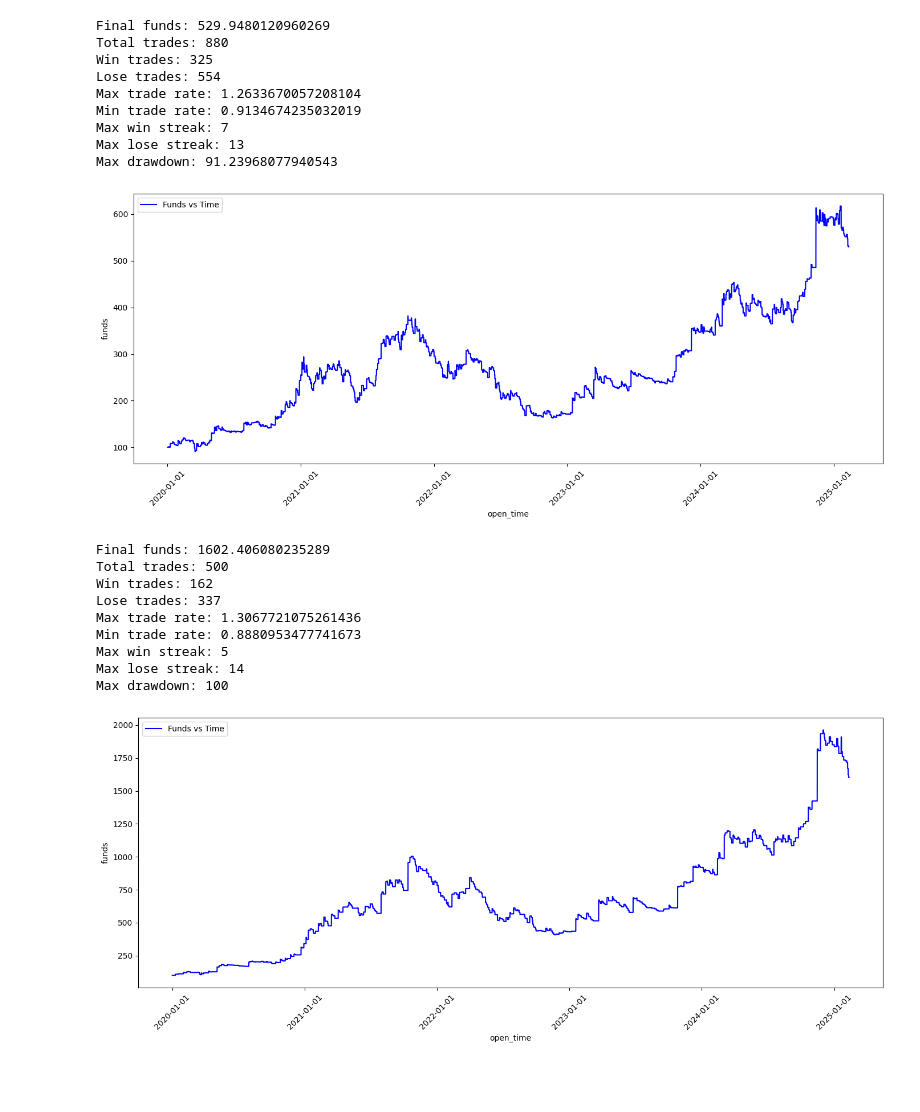
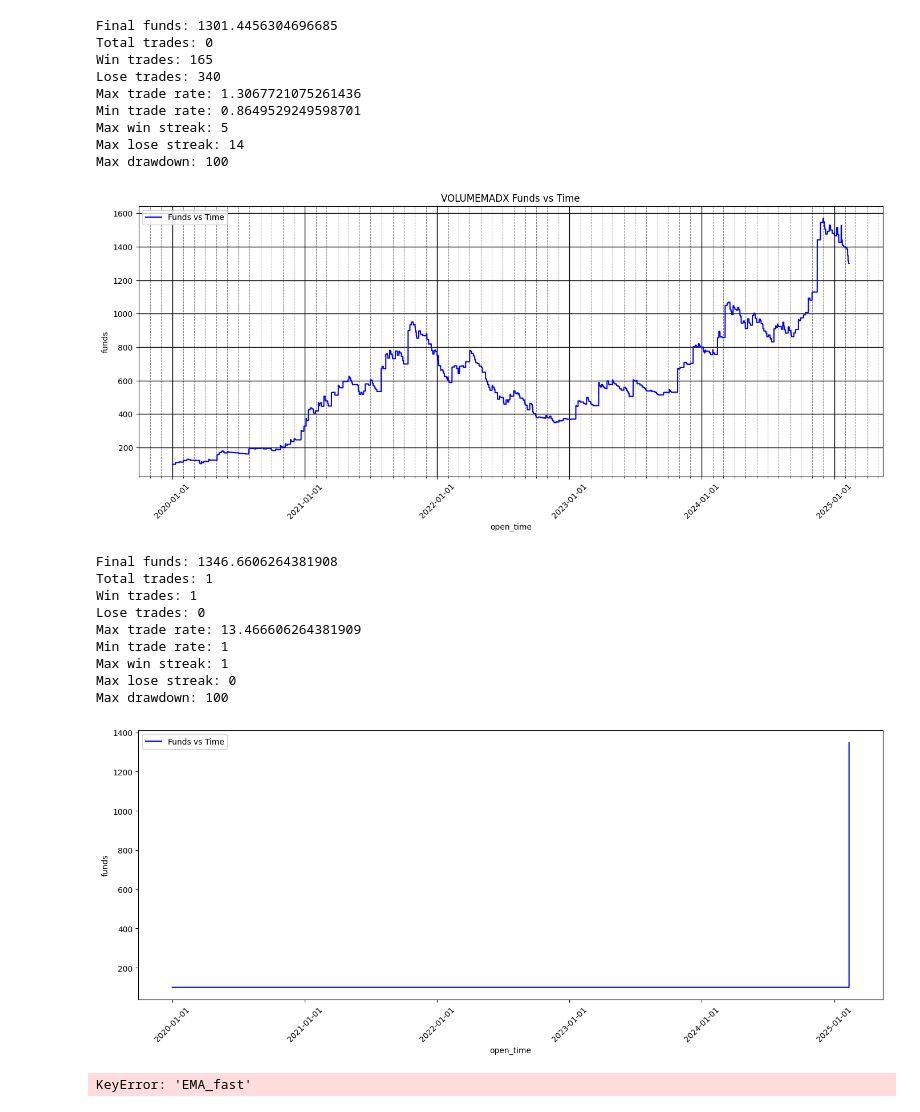
Before and after one commit to Pliperkiller/PhyNancy, a Jupyter notebook: data_analisys/da_test.ipynb, the cells around one changed output. Cells and saved outputs as stored; diff of their text form; code cells hidden in the pictures; blank space fills up the shorter version.

```diff
--- a/data_analisys/da_test.ipynb
+++ b/data_analisys/da_test.ipynb
@@ -26,30 +43,32 @@ df = pd.read_csv(data_filepath)
+# %%
+strategy_df = VOLUMEMADX_strategy(df, fast_EMA=9, slow_EMA=21, long_EMA=200, ADX_thresh=25, ADX_period=14, vol_sma_period=10)
+VOLUMEMADX = SpotTradeAnalyzer(strategy_df,name='VOLUMEMADX')
+VOLUMEMADX.print_results()
+VOLUMEMADX.plot_performance()
+# %% [output]
+Final funds: 1301.4456304696685
+Total trades: 0
+Win trades: 165
+Lose trades: 340
+Max trade rate: 1.3067721075261436
+Min trade rate: 0.8649529249598701
+Max win streak: 5
+Max lose streak: 14
+Max drawdown: 100
+[figure, added]
 # %%
-strategy_df = EMADX_strategy(df,fast_EMA=9,slow_EMA=21, long_EMA = 50 ,ADX_thresh=25,ADX_period=14)
+strategy_df = VOLUMEMADX_strategy(df, fast_EMA=9, slow_EMA=21, long_EMA=200, ADX_thresh=25, ADX_period=14, vol_sma_period=10)
 strategy_summary(strategy_df)
-#plot_strategy_signals(strategy_df)
+plot_strategy_signals(strategy_df)
 # %% [output]
-Final funds: 529.9480120960269
-Total trades: 880
-Win trades: 325
-Lose trades: 554
-Max trade rate: 1.2633670057208104
-Min trade rate: 0.9134674235032019
-Max win streak: 7
-Max lose streak: 13
-Max drawdown: 91.23968077940543
+Final funds: 1346.6606264381908
+Total trades: 1
+Win trades: 1
+Lose trades: 0
+Max trade rate: 13.466606264381909
+Min trade rate: 1
+Max win streak: 1
+Max lose streak: 0
+Max drawdown: 100
-[figure, old version]
+[figure, new version]
+KeyError: 'EMA_fast'
-# %%
-strategy_df = VOLUMEMADX_strategy(df, fast_EMA=9, slow_EMA=21, long_EMA=200, ADX_thresh=25, ADX_period=14, vol_sma_period=15)
-strategy_summary(strategy_df)
-#plot_strategy_signals(strategy_df)
-# %% [output]
-Final funds: 1602.406080235289
-Total trades: 500
-Win trades: 162
-Lose trades: 337
-Max trade rate: 1.3067721075261436
-Min trade rate: 0.8880953477741673
-Max win streak: 5
-Max lose streak: 14
-Max drawdown: 100
-[figure, removed]
```
Also changed, not shown: parts of 3 cells of this notebook, 3 other files.
